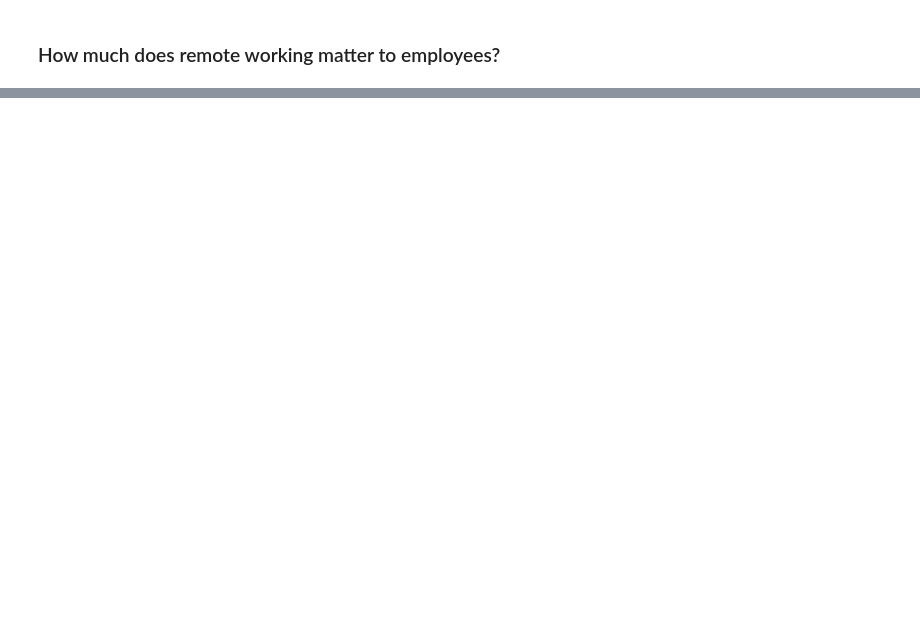
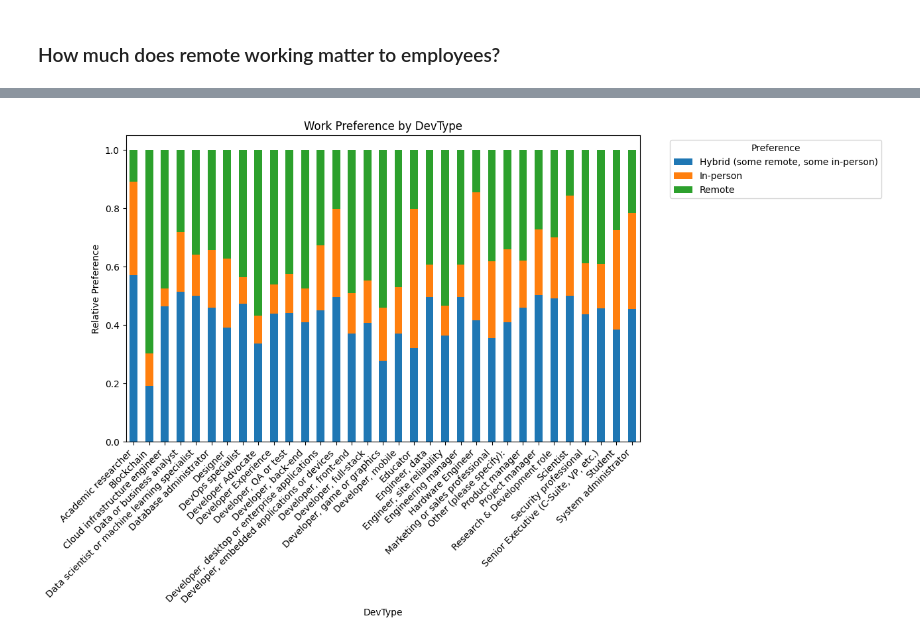
Before and after one commit to YKarsten/Annual-developer-survey-analysis, a Jupyter notebook: SO-2023-survey.ipynb, the cells around one changed output, grey strips where cells are left out. Cells and saved outputs as stored; diff of their text form; code cells hidden in the pictures; blank space fills up the shorter version.

```diff
--- a/SO-2023-survey.ipynb
+++ b/SO-2023-survey.ipynb
@@ -343,0 +511,27 @@ devtype
+# %%
+# Define a custom function to calculate relative preferences within each group
+def calculate_relative_preferences(group):
+    total = group['DevType'].count()  # Total count of preferences in the group
+    relative_preferences = group['RemoteWork'].value_counts() / total  # Calculate relative preferences
+    return relative_preferences
+
+# Group the data by 'EdLevel' and apply the custom function to calculate relative preferences
+grouped_data = df.groupby('DevType').apply(calculate_relative_preferences).unstack(fill_value=0)
+
+# Normalize each row so that the total height is 1.0
+normalized_data = grouped_data.div(grouped_data.sum(axis=1), axis=0)
+
+# Create a stacked bar chart
+ax = normalized_data.plot(kind='bar', stacked=True, figsize=(10, 6))
+plt.xlabel('DevType')
+plt.ylabel('Relative Preference')
+plt.title('Work Preference by DevType')
+plt.xticks(rotation=45, ha='right')
+
+# Place the legend outside the bar area
+ax.legend(title='Preference', bbox_to_anchor=(1.05, 1), loc='upper left')
+
+# plt.tight_layout()
+plt.show()
+# %% [output]
+[figure, added]
```
Also changed, not shown: parts of 9 cells of this notebook.
